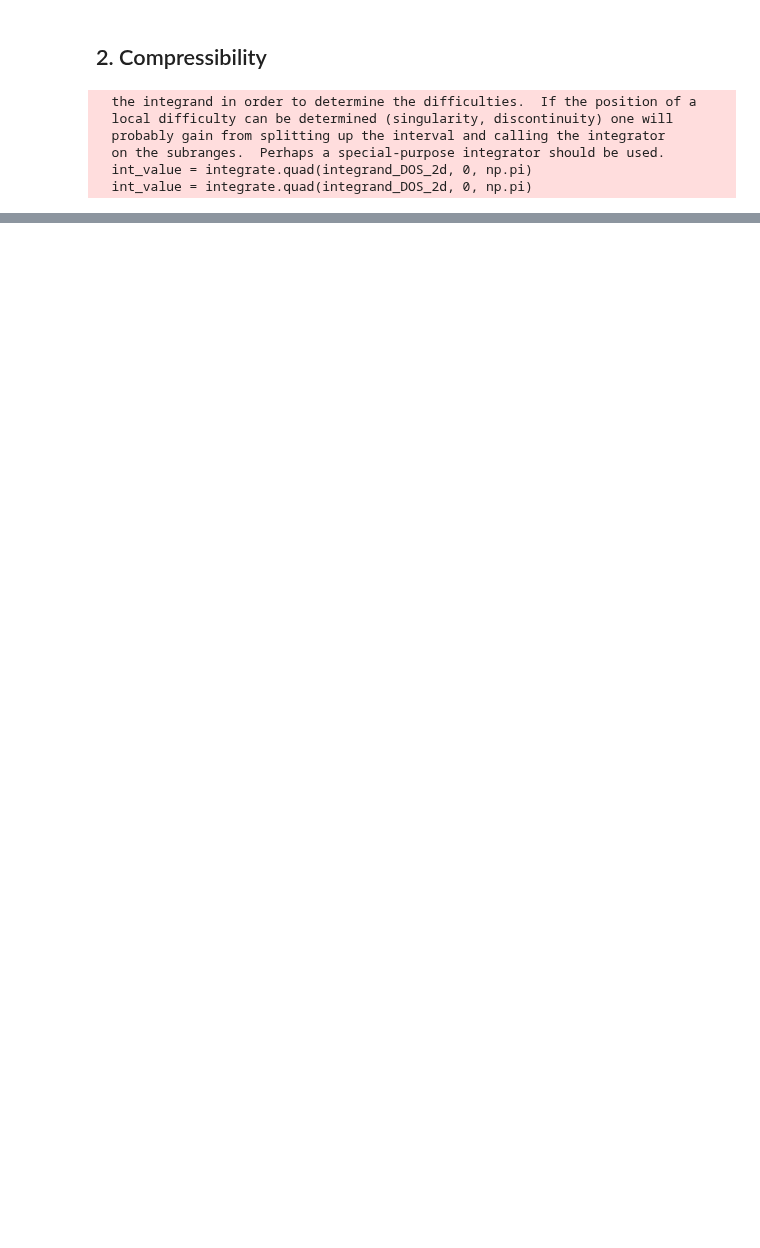
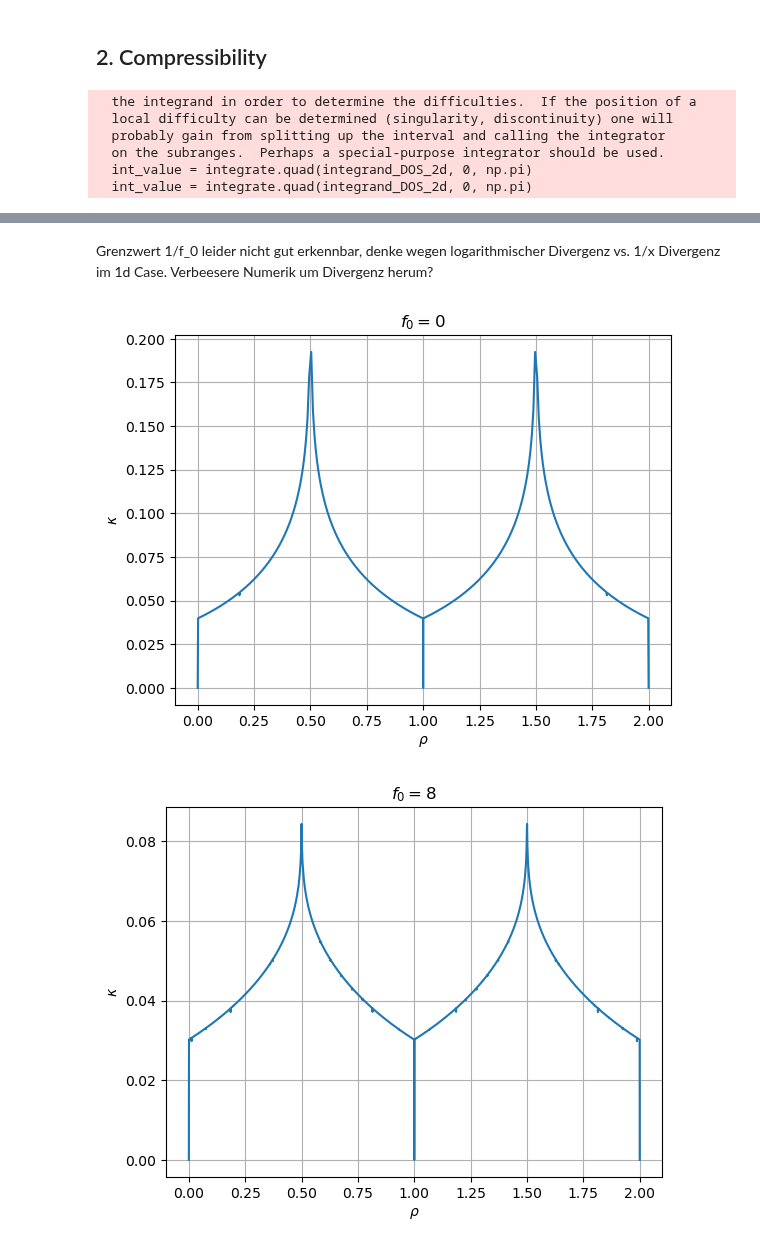
Before and after one commit to janjhch/bachelorthesis, a Jupyter notebook: meanfield/landau_f0_2d.ipynb, the cells around one changed output, grey strips where cells are left out. Cells and saved outputs as stored; diff of their text form; code cells hidden in the pictures; blank space fills up the shorter version.

```diff
--- a/meanfield/landau_f0_2d.ipynb
+++ b/meanfield/landau_f0_2d.ipynb
@@ -177,0 +175,8 @@ Grund: Habe rho array vorgegeben, nicht mu array. bei rho=1 wird nur ein mu wert
+# %% [markdown]
+Grenzwert 1/f_0 leider nicht gut erkennbar, denke wegen logarithmischer Divergenz vs. 1/x Divergenz im 1d Case. Verbeesere Numerik um Divergenz herum?
+# %%
+one_plot(rho_U14_f0, kappa_U14_f0, r'$\rho$', r'$\kappa$', r'$f_0=0$')
+one_plot(rho_U14_f8, kappa_U14_f8, r'$\rho$', r'$\kappa$', r'$f_0=8$')
+# %% [output]
+[figure, added]
+[figure, added]
```
Also changed, not shown: parts of 7 cells of this notebook.
